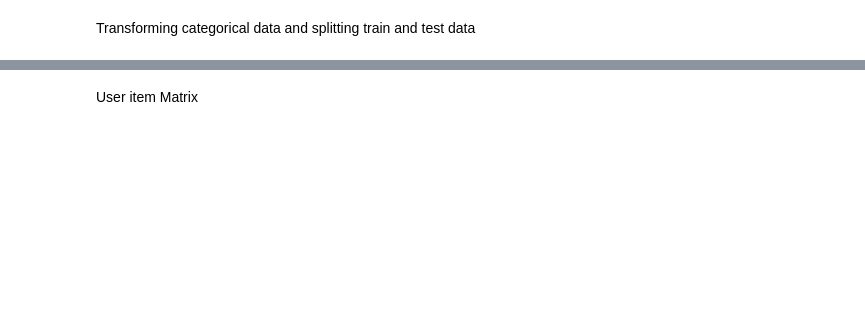
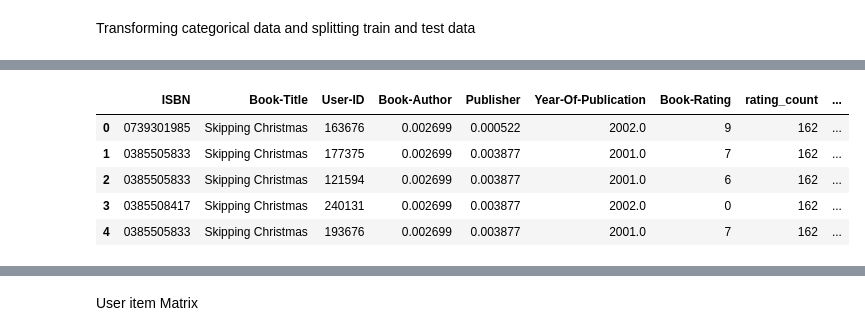
Before and after one commit to flo-shi/Recommender-System, a Jupyter notebook: recommenda_system.ipynb, the cells around one changed output, grey strips where cells are left out. Saved outputs shown, nothing was run; the diff lists cells and outputs as text; code cells hidden in the pictures; blank space fills up the shorter version.

```diff
--- a/recommenda_system.ipynb
+++ b/recommenda_system.ipynb
@@ -189,5 +443,5 @@ encoder_dict
 # %%
 # Replace the categorical value with numeric value
 for var in cat_variable:
-    x_train[var] = x_train[var].map(encoder_dict[var])
+    train_df[var] = train_df[var].map(encoder_dict[var])
 # %%
@@ -225,6 +528,13 @@ sns.jointplot(x='rating_mean', y='rating_count', data=popular_books) #Better app
 # %%
 # mearge the popular books and train dataframe
-final_train_df = pd.merge(train_df,popular_books, on='ISBN', how='inner')
+final_train_df = pd.merge(train_df,popular_books, on='Book-Title', how='inner')
 final_train_df.head()
+# %% [output]
+|  | ISBN | Book-Title | User-ID | Book-Author | Publisher | Year-Of-Publication | Book-Rating | rating_count | ... |
+| 0 | 0739301985 | Skipping Christmas | 163676 | 0.002699 | 0.000522 | 2002.0 | 9 | 162 | ... |
+| 1 | 0385505833 | Skipping Christmas | 177375 | 0.002699 | 0.003877 | 2001.0 | 7 | 162 | ... |
+| 2 | 0385505833 | Skipping Christmas | 121594 | 0.002699 | 0.003877 | 2001.0 | 6 | 162 | ... |
+| 3 | 0385508417 | Skipping Christmas | 240131 | 0.002699 | 0.003877 | 2002.0 | 0 | 162 | ... |
+| 4 | 0385505833 | Skipping Christmas | 193676 | 0.002699 | 0.003877 | 2001.0 | 7 | 162 | ... |
 # %%
 final_train_df.tail()
```
Also changed, not shown: parts of 59 cells of this notebook.
